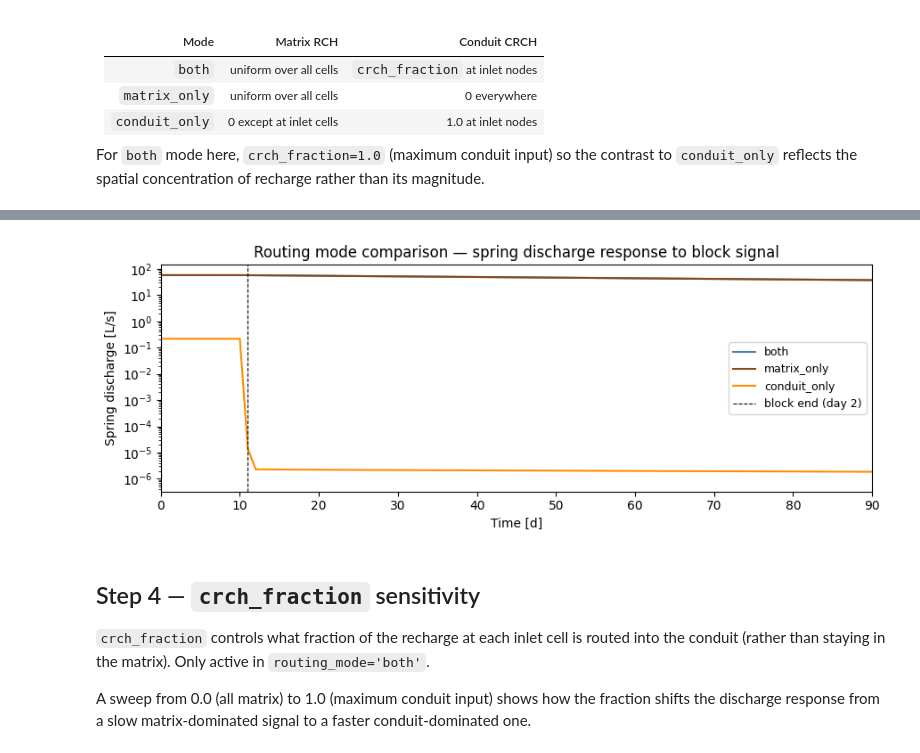
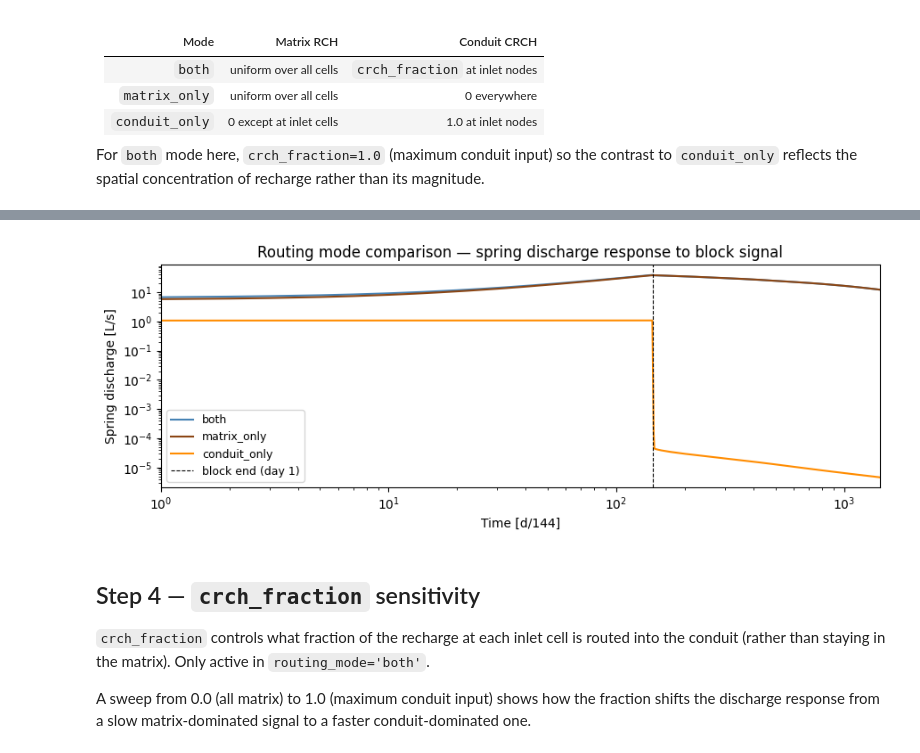
Before and after one commit to iGW-TU-Dresden/CFPy, a Jupyter notebook: vlab/examples/VLAB_04.ipynb, the cells around one changed output, grey strips where cells are left out. Cells and saved outputs as stored; diff of their text form; code cells hidden in the pictures.

```diff
--- a/vlab/examples/VLAB_04.ipynb
+++ b/vlab/examples/VLAB_04.ipynb
@@ -22,16 +22,17 @@ import matplotlib.lines as mlines
 # %%
 NROW           = 20      # grid rows
 NCOL           = 40      # grid columns
-NSTP           = 5       # number of time steps per stress period
+NSTP           = 24 * 6  # number of time steps per stress period
 N_INLET        = 3       # number of sinkhole inlets
-INLET_SEED     = 42      # spatial placement of inlets
+INLET_SEED     = 345      # spatial placement of inlets
 SKS_SEED       = 123     # karst network skeleton seed
 
-N_SP           = 90      # total simulation length (stress periods / days)
-BLOCK_INTENS   = 10.0    # recharge pulse intensity (mm/d)
-BLOCK_LEN      = 2       # pulse duration (days); followed by N_SP - BLOCK_LEN days of zero
+N_SP           = 10      # total simulation length (stress periods / days)
+BLOCK_INTENS   = 50.    # recharge pulse intensity (mm/d)
+SS_RCH         = 1.      # steady-state recharge (mm/d)
+BLOCK_LEN      = 1       # pulse duration (days); followed by N_SP - BLOCK_LEN days of zero
 
-CRCH_FRACS     = [0.0, 0.25, 0.5, 0.75, 1.0]   # crch_fraction values for the sweep
+CRCH_FRACS     = [0.1, 0.5, 0.9]   # crch_fraction values for the sweep
 # %% [markdown]
 ## Helper
 # %%
@@ -42,6 +43,7 @@ def make_system(routing_mode="both", crch_fraction=1.0):
         n_cols=NCOL,
         n_stress_periods=N_SP,
         recharge_source="block",
+        ss_rch=SS_RCH,
         block_intensity=BLOCK_INTENS,
         block_length=BLOCK_LEN,
         routing_mode=routing_mode,
@@ -56,11 +58,11 @@ def make_system(routing_mode="both", crch_fraction=1.0):
         network_properties=vlab.NetworkProperties(
             stochastic=False,
             values={"crch_fraction": crch_fraction,
-                    "k_exchange": 1e-5,},
+                    "k_exchange": 1e-4,},
         ),
         aquifer_params=vlab.AquiferParams(
             stochastic=False,
-            values={"hk": 5e-5,
+            values={"hk": 1e-4,
                     "ss": 1e-4,
                     "sy": 1e-2}),
     )
@@ -161,20 +163,22 @@ Elapsed time (write nbr data): 0.01 s
 # %%
 fig, ax = plt.subplots(figsize=(9, 3.5))
 
 for mode, Q in discharge_mode.items():
     ax.plot(Q.values * 1000, label=mode, c=mode_colors[mode], lw=1.5)   # m³/s → L/s
 
 ax.axvline((BLOCK_LEN * NSTP) + 1, ls="--", c="k", lw=0.8, label=f"block end (day {BLOCK_LEN})")
 ax.set_yscale("log")
-ax.set_xlim(0, N_SP)
-ax.set_xlabel("Time [d]")
+ax.set_xlim(1, N_SP * NSTP)
+ax.set_xlabel(f"Time [d/{NSTP}]")
 ax.set_ylabel("Spring discharge [L/s]")
+ax.set_xscale("log")
+
 ax.legend(fontsize=9)
 plt.title("Routing mode comparison — spring discharge response to block signal")
 plt.tight_layout()
 plt.show()
 # %% [output]
-[figure, old version]
+[figure, new version]
 # %% [markdown]
 ## Step 4 — `crch_fraction` sensitivity
 
```
Also changed, not shown: parts of 7 cells of this notebook, 3 other files.
